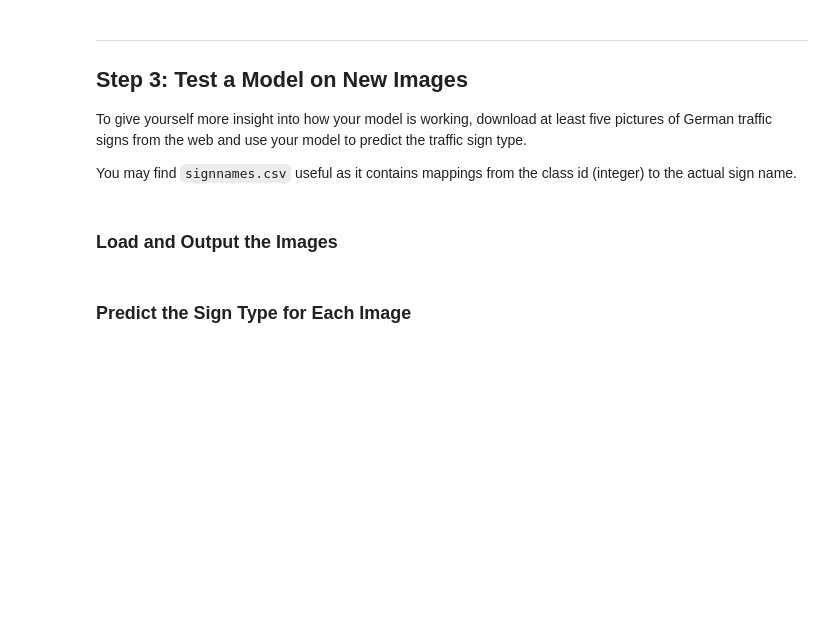
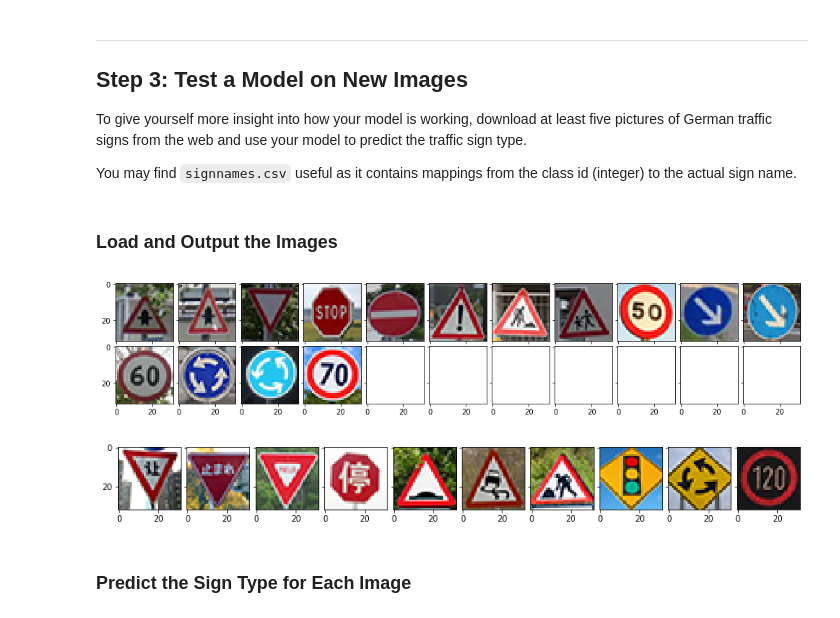
Before and after one commit to jayasim/CarND-Traffic-Sign-Classifier-Project, a Jupyter notebook: Traffic_Sign_Classifier.ipynb, the cells around one changed output. Cells and saved outputs as stored; diff of their text form; code cells hidden in the pictures; blank space fills up the shorter version.

```diff
--- a/Traffic_Sign_Classifier.ipynb
+++ b/Traffic_Sign_Classifier.ipynb
@@ -428,3 +358,27 @@ You may find `signnames.csv` useful as it contains mappings from the class id (i
+# %%
+### Load the images and plot them here.
+### Feel free to use as many code cells as needed.
+import os
+import numpy as np
+import matplotlib.image as mpimg
+
+def load_images_from_dir(folder):
+    filenames = os.listdir(folder)
+    # annoyance with macOS' Finder creating ".DS_Store" files
+    filenames = list(filter(lambda fn: fn != '.DS_Store', filenames))
+    labels = np.array([ int(filename.split('_')[0]) for filename in filenames ])
+    return np.array([ mpimg.imread(folder + filename) for filename in filenames ]), labels
+
+X_germany, y_germany = load_images_from_dir('images/germany/')
+X_international, y_international = load_images_from_dir('images/international/')
+# %%
+display_traffic_signs(X_germany)
+# %% [output]
+[figure, added]
+# %%
+display_traffic_signs(X_international)
+# %% [output]
+[figure, added]
 # %% [markdown]
 ### Predict the Sign Type for Each Image
 # %%
```
Also changed, not shown: parts of 31 cells of this notebook, 28 other files.
